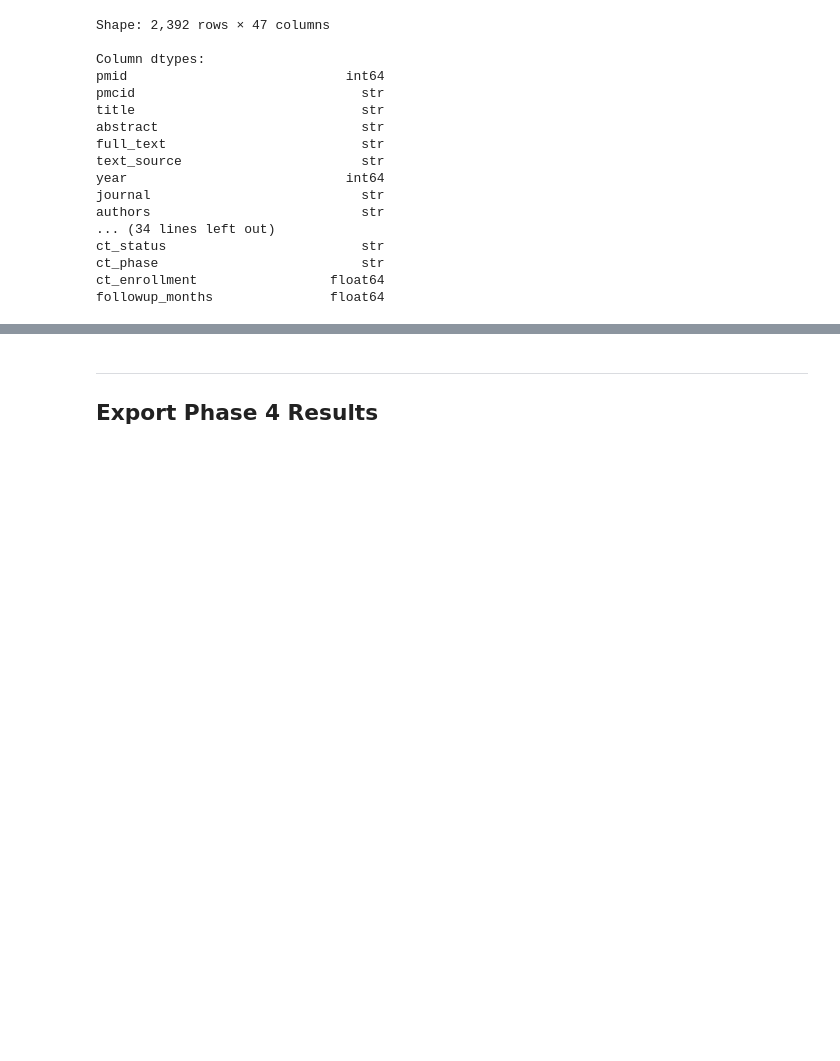
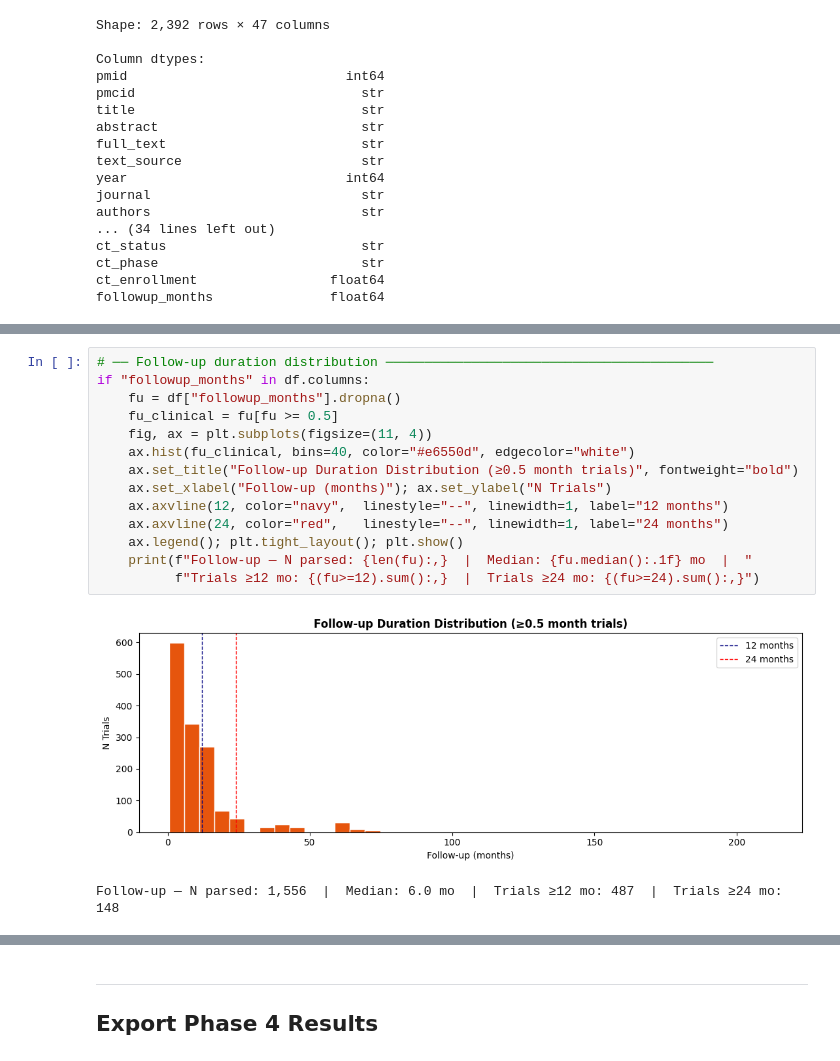
Before and after one commit to manyuanlu/PICOextraction, a Jupyter notebook: phase4_pico_analysis.ipynb, the cells around one changed output, grey strips where cells are left out. Drawn from its saved outputs; the diff is of its cells as text; blank space fills up the shorter version.

```diff
--- a/phase4_pico_analysis.ipynb
+++ b/phase4_pico_analysis.ipynb
@@ -865,0 +326,17 @@ plt.show()
+# %%
+# ── Follow-up duration distribution ──────────────────────────────────────────
+if "followup_months" in df.columns:
+    fu = df["followup_months"].dropna()
+    fu_clinical = fu[fu >= 0.5]
+    fig, ax = plt.subplots(figsize=(11, 4))
+    ax.hist(fu_clinical, bins=40, color="#e6550d", edgecolor="white")
+    ax.set_title("Follow-up Duration Distribution (≥0.5 month trials)", fontweight="bold")
+    ax.set_xlabel("Follow-up (months)"); ax.set_ylabel("N Trials")
+    ax.axvline(12, color="navy",  linestyle="--", linewidth=1, label="12 months")
+    ax.axvline(24, color="red",   linestyle="--", linewidth=1, label="24 months")
+    ax.legend(); plt.tight_layout(); plt.show()
+    print(f"Follow-up — N parsed: {len(fu):,}  |  Median: {fu.median():.1f} mo  |  "
+          f"Trials ≥12 mo: {(fu>=12).sum():,}  |  Trials ≥24 mo: {(fu>=24).sum():,}")
+# %% [output]
+[figure, added]
+Follow-up — N parsed: 1,556  |  Median: 6.0 mo  |  Trials ≥12 mo: 487  |  Trials ≥24 mo: 148
```
Also changed, not shown: parts of 84 cells of this notebook, 29 other files.
